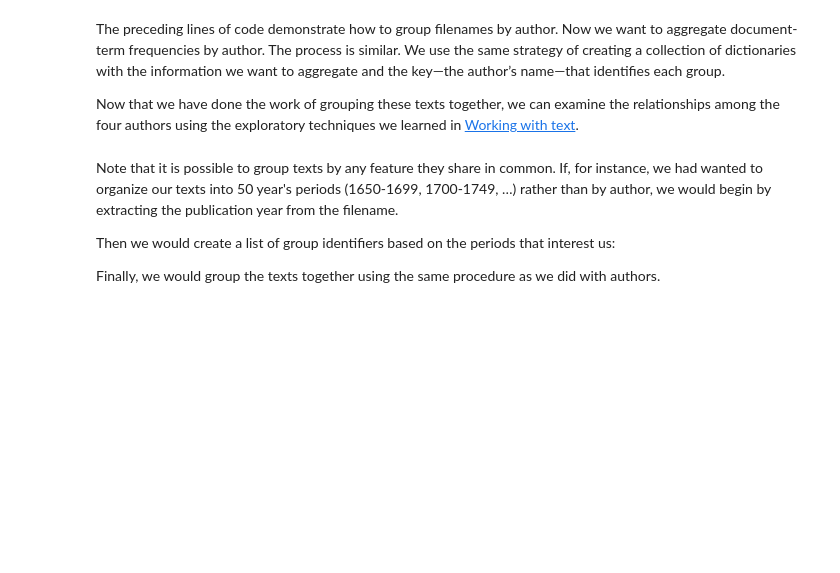
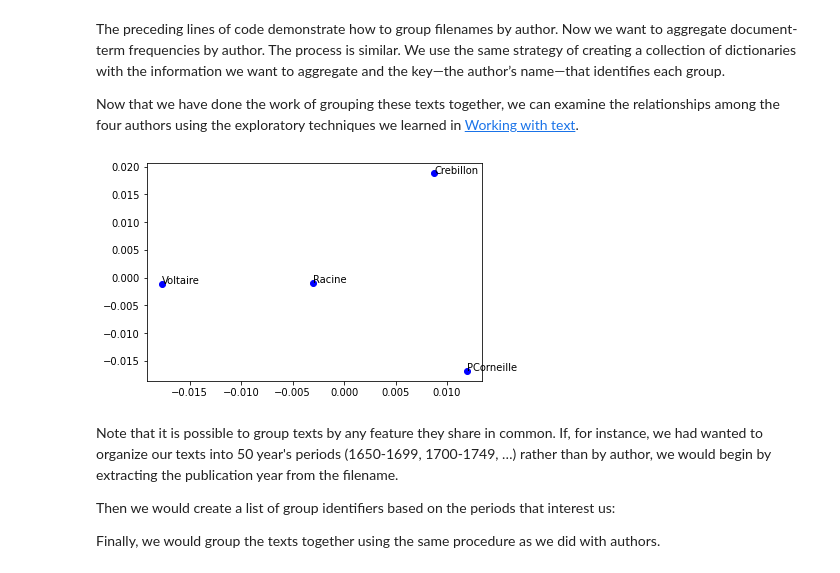
Before and after one commit to DARIAH-DE/TaToM2, a Jupyter notebook: source/2_preprocessing.ipynb, the cells around one changed output. Drawn from its saved outputs; the diff is of its cells as text; code cells hidden in the pictures; blank space fills up the shorter version.

```diff
--- a/source/2_preprocessing.ipynb
+++ b/source/2_preprocessing.ipynb
@@ -510,13 +488,15 @@ pos = mds.fit_transform(dist)  # shape (n_components, n_samples)
 # %%
 xs, ys = pos[:, 0], pos[:, 1]
 names = sorted(set(authors))
 for x, y, name in zip(xs, ys, names):
     color = matplotlib.cm.summer(names.index(name))
-    plt.scatter(x, y, c=color)
+    plt.scatter(x, y, c='blue')
     plt.text(x, y, name)
 
 plt.savefig('plot_preprocessing_authors_mds.png') #width=7in
 plt.show()
+# %% [output]
+[figure, added]
 # %% [markdown]
 Note that it is possible to group texts by any feature they share in common.
 If, for instance, we had wanted to organize our texts into 50 year's periods
```
Also changed, not shown: parts of 19 cells of this notebook, 2 other files.
